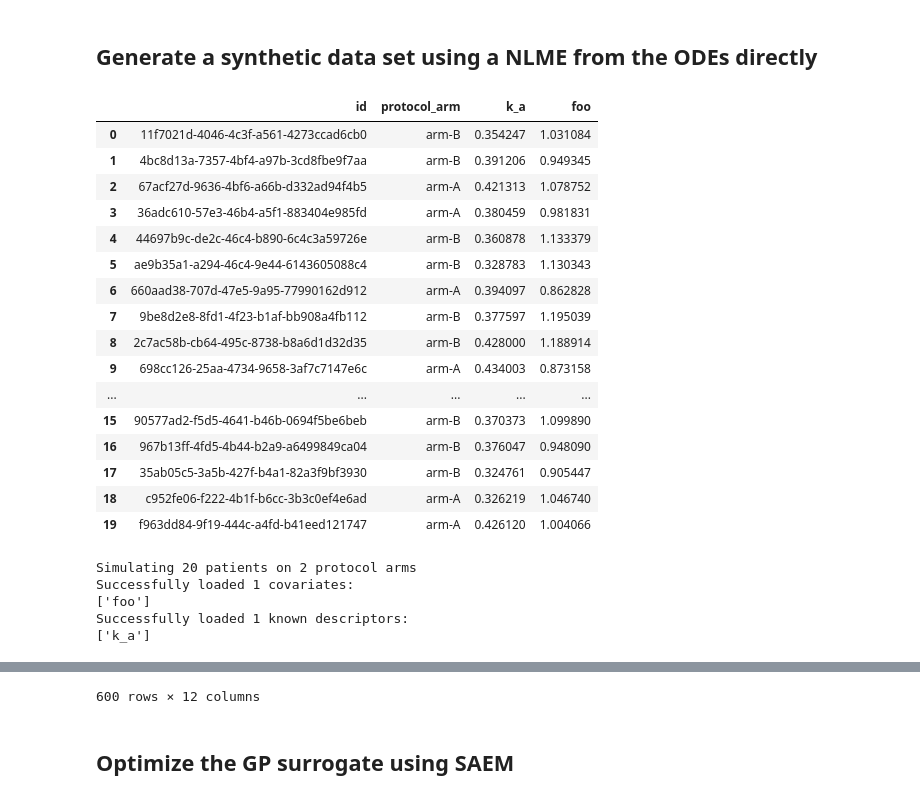
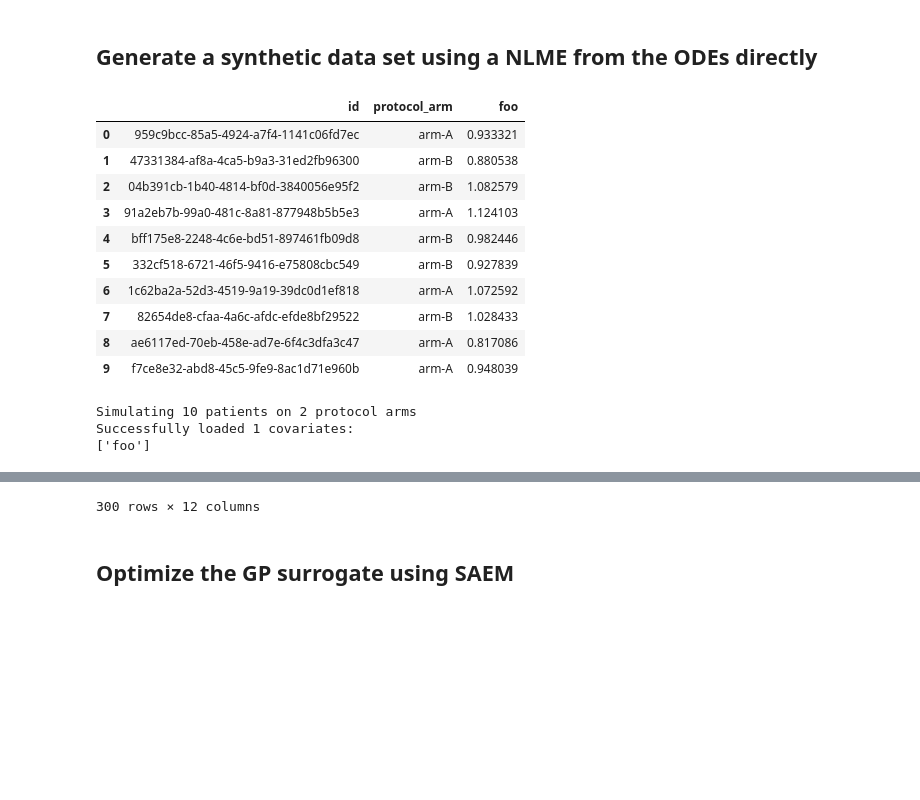
Before and after one commit to novainsilico/vpop-calibration, a Jupyter notebook: examples/saem_gp_model.ipynb, the cells around one changed output, grey strips where cells are left out. Saved outputs shown, nothing was run; the diff lists cells and outputs as text; code cells hidden in the pictures; blank space fills up the shorter version.

```diff
--- a/examples/saem_gp_model.ipynb
+++ b/examples/saem_gp_model.ipynb
@@ -136,64 +139,56 @@ nb_steps_rw = 10
 time_steps_rw = np.linspace(time_span_rw[0], time_span_rw[1], nb_steps_rw).tolist()
 
 # Parameter definitions
-true_log_MI = {}
+true_log_MI = {"k_a": -0.5}
 true_log_PDU = {"k_12": {"mean": -1.0, "sd": 0.25}, "k_21": {"mean": -1.0, "sd": 0.25}}
 error_model_type = "additive"
 true_res_var = [0.1, 0.1, 0.1]
 true_covariate_map = {
     "k_12": {"foo": {"coef": "cov_foo_k12", "value": 1.0}},
-    "k_21": {"foo": {"coef": "cov_foo_k21", "value": 1.0}},
+    "k_21": {},
 }
 
 # Create a patient data frame
 # It should contain at the very minimum one `id` per patient
-nb_patients = 20
+nb_patients = 10
 patients_df = pd.DataFrame({"id": [str(uuid.uuid4()) for _ in range(nb_patients)]})
 rng = np.random.default_rng()
 patients_df["protocol_arm"] = rng.binomial(1, 0.5, nb_patients)
 patients_df["protocol_arm"] = patients_df["protocol_arm"].apply(
     lambda x: "arm-A" if x == 0 else "arm-B"
 )
-patients_df["k_a"] = rng.lognormal(-1, 0.1, nb_patients)
+# patients_df["k_a"] = rng.lognormal(-1, 0.1, nb_patients)
 patients_df["foo"] = rng.lognormal(0, 0.1, nb_patients)
 display(patients_df)
 
 print(f"Simulating {nb_patients} patients on {nb_protocols} protocol arms")
 obs_df = simulate_dataset_from_omega(
     ode_model,
     protocol_design,
     time_steps,
     initial_conditions,
     true_log_MI,
     true_log_PDU,
     error_model_type,
     true_res_var,
     true_covariate_map,
     patients_df,
 )
 
 display(obs_df)
 # %% [output]
-|  | id | protocol_arm | k_a | foo |
-| 0 | 11f7021d-4046-4c3f-a561-4273ccad6cb0 | arm-B | 0.354247 | 1.031084 |
-| 1 | 4bc8d13a-7357-4bf4-a97b-3cd8fbe9f7aa | arm-B | 0.391206 | 0.949345 |
-| 2 | 67acf27d-9636-4bf6-a66b-d332ad94f4b5 | arm-A | 0.421313 | 1.078752 |
-| 3 | 36adc610-57e3-46b4-a5f1-883404e985fd | arm-A | 0.380459 | 0.981831 |
-| 4 | 44697b9c-de2c-46c4-b890-6c4c3a59726e | arm-B | 0.360878 | 1.133379 |
-| 5 | ae9b35a1-a294-46c4-9e44-6143605088c4 | arm-B | 0.328783 | 1.130343 |
-| 6 | 660aad38-707d-47e5-9a95-77990162d912 | arm-A | 0.394097 | 0.862828 |
-| 7 | 9be8d2e8-8fd1-4f23-b1af-bb908a4fb112 | arm-B | 0.377597 | 1.195039 |
-| 8 | 2c7ac58b-cb64-495c-8738-b8a6d1d32d35 | arm-B | 0.428000 | 1.188914 |
-| 9 | 698cc126-25aa-4734-9658-3af7c7147e6c | arm-A | 0.434003 | 0.873158 |
-| ... | ... | ... | ... | ... |
-| 15 | 90577ad2-f5d5-4641-b46b-0694f5be6beb | arm-B | 0.370373 | 1.099890 |
-| 16 | 967b13ff-4fd5-4b44-b2a9-a6499849ca04 | arm-B | 0.376047 | 0.948090 |
-| 17 | 35ab05c5-3a5b-427f-b4a1-82a3f9bf3930 | arm-B | 0.324761 | 0.905447 |
-| 18 | c952fe06-f222-4b1f-b6cc-3b3c0ef4e6ad | arm-A | 0.326219 | 1.046740 |
-| 19 | f963dd84-9f19-444c-a4fd-b41eed121747 | arm-A | 0.426120 | 1.004066 |
+|  | id | protocol_arm | foo |
+| 0 | 959c9bcc-85a5-4924-a7f4-1141c06fd7ec | arm-A | 0.933321 |
+| 1 | 47331384-af8a-4ca5-b9a3-31ed2fb96300 | arm-B | 0.880538 |
+| 2 | 04b391cb-1b40-4814-bf0d-3840056e95f2 | arm-B | 1.082579 |
+| 3 | 91a2eb7b-99a0-481c-8a81-877948b5b5e3 | arm-A | 1.124103 |
+| 4 | bff175e8-2248-4c6e-bd51-897461fb09d8 | arm-B | 0.982446 |
+| 5 | 332cf518-6721-46f5-9416-e75808cbc549 | arm-B | 0.927839 |
+| 6 | 1c62ba2a-52d3-4519-9a19-39dc0d1ef818 | arm-A | 1.072592 |
+| 7 | 82654de8-cfaa-4a6c-afdc-efde8bf29522 | arm-B | 1.028433 |
+| 8 | ae6117ed-70eb-458e-ad7e-6f4c3dfa3c47 | arm-A | 0.817086 |
+| 9 | f7ce8e32-abd8-45c5-9fe9-8ac1d71e960b | arm-A | 0.948039 |
-Simulating 20 patients on 2 protocol arms
+Simulating 10 patients on 2 protocol arms
 Successfully loaded 1 covariates:
 ['foo']
-Successfully loaded 1 known descriptors:
-['k_a']
 |  | k_a | k_12 | k_21 | id | protocol_arm | output_name | time | A0_0 | A1_0 | A2_0 | ... |
@@ -211,4 +206,4 @@ Successfully loaded 1 known descriptors:
-600 rows × 12 columns
+300 rows × 12 columns
 # %% [markdown]
 ## Optimize the GP surrogate using SAEM
 # %%
```
Also changed, not shown: parts of 7 cells of this notebook, 6 other files.
